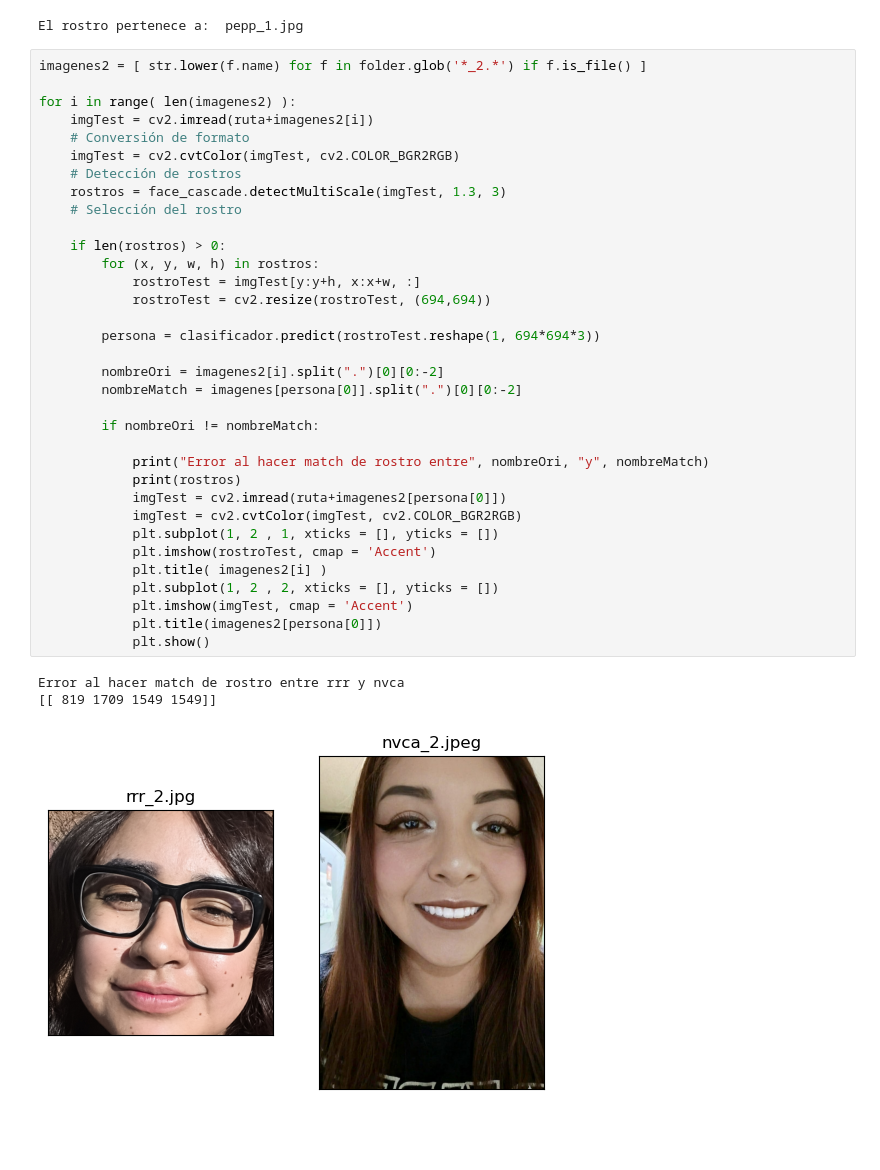
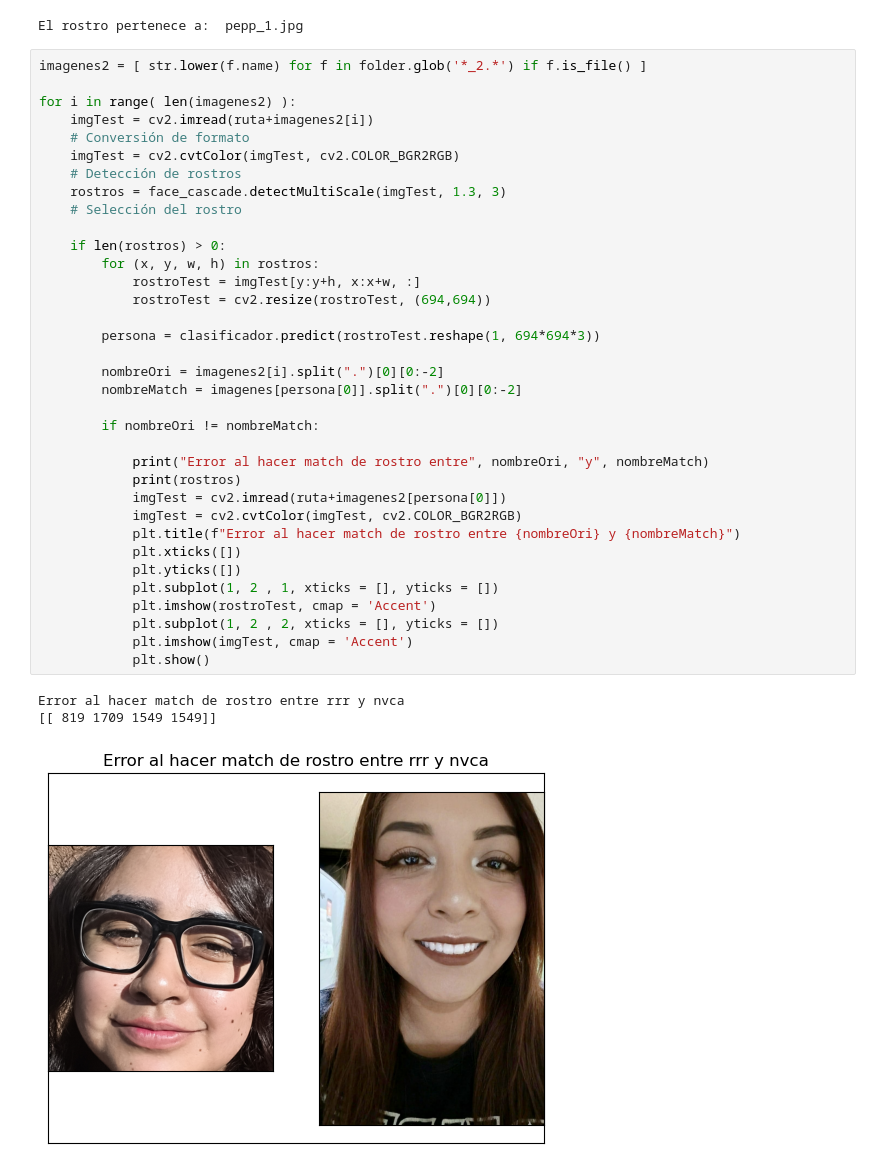
Before and after one commit to pprezp/DSRN_UAEMEX, a Jupyter notebook: Modulo_03/Notebooks/JJAR_Facial.ipynb, the cells around one changed output. Cells and saved outputs as stored; diff of their text form; blank space fills up the shorter version.

Commit message:
Cambiando impresión de error

```diff
--- a/Modulo_03/Notebooks/JJAR_Facial.ipynb
+++ b/Modulo_03/Notebooks/JJAR_Facial.ipynb
@@ -151,33 +151,34 @@ for i in range( len(imagenes2) ):
     # Conversión de formato
     imgTest = cv2.cvtColor(imgTest, cv2.COLOR_BGR2RGB)
     # Detección de rostros
     rostros = face_cascade.detectMultiScale(imgTest, 1.3, 3)
     # Selección del rostro
 
     if len(rostros) > 0:
         for (x, y, w, h) in rostros:
             rostroTest = imgTest[y:y+h, x:x+w, :]
             rostroTest = cv2.resize(rostroTest, (694,694))
 
         persona = clasificador.predict(rostroTest.reshape(1, 694*694*3))
 
         nombreOri = imagenes2[i].split(".")[0][0:-2]
         nombreMatch = imagenes[persona[0]].split(".")[0][0:-2]
 
         if nombreOri != nombreMatch:
 
             print("Error al hacer match de rostro entre", nombreOri, "y", nombreMatch)
             print(rostros)
             imgTest = cv2.imread(ruta+imagenes2[persona[0]])
             imgTest = cv2.cvtColor(imgTest, cv2.COLOR_BGR2RGB)
+            plt.title(f"Error al hacer match de rostro entre {nombreOri} y {nombreMatch}")
+            plt.xticks([])
+            plt.yticks([])
             plt.subplot(1, 2 , 1, xticks = [], yticks = [])
             plt.imshow(rostroTest, cmap = 'Accent')
-            plt.title( imagenes2[i] )
             plt.subplot(1, 2 , 2, xticks = [], yticks = [])
             plt.imshow(imgTest, cmap = 'Accent')
-            plt.title(imagenes2[persona[0]])
             plt.show()
 # %% [output]
 Error al hacer match de rostro entre rrr y nvca
 [[ 819 1709 1549 1549]]
-[figure, old version]
+[figure, new version]
```
